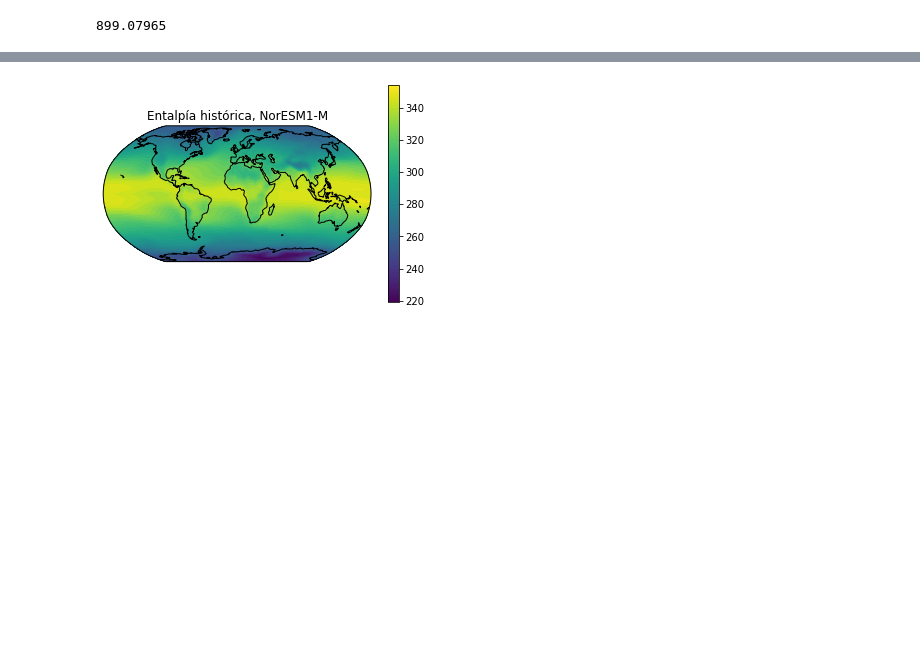
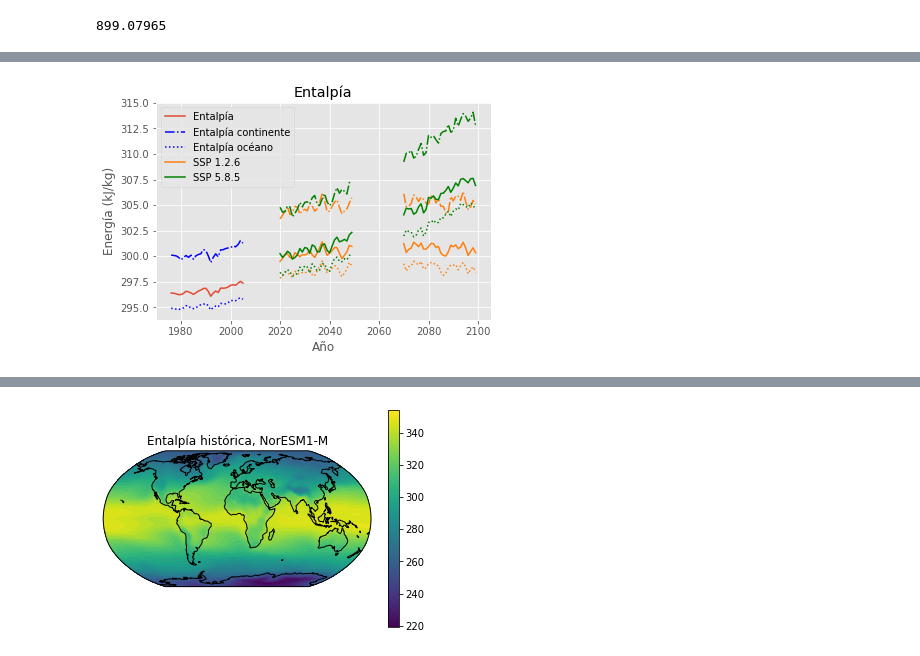
Before and after one commit to blychs/climatologia_fisica, a Jupyter notebook: practica3.ipynb, the cells around one changed output, grey strips where cells are left out. Drawn from its saved outputs; the diff is of its cells as text; code cells hidden in the pictures; blank space fills up the shorter version.

```diff
--- a/practica3.ipynb
+++ b/practica3.ipynb
@@ -410,0 +350,99 @@ plt.show()
+# %%
+yearly_enthalpy = ent_c5_hist.groupby('time.year').mean('time')
+y_ent_126_close = ent_c6_126_close.groupby('time.year').mean('time')
+y_ent_126_far = ent_c6_126_far.groupby('time.year').mean('time')
+y_ent_585_close = ent_c6_585_close.groupby('time.year').mean('time')
+y_ent_585_far = ent_c6_585_far.groupby('time.year').mean('time')
+yearly_tas = t_c6_hist['ds'].tas.groupby('time.year').mean('time')
+yearly_q = h_c6_hist['ds'].huss.groupby('time.year').mean('time')
+#plt.figure(figsize=(10,10))
+with plt.style.context('ggplot'):
+    plt.ylabel('Energía (kJ/kg)')
+    plt.xlabel('Año')
+
+    plt.plot(yearly_enthalpy.year.values, yearly_enthalpy.mean(dim=('lat', 'lon')), label='Entalpía')
+    plt.plot(yearly_enthalpy.year.values, yearly_enthalpy.where(mask_land == 1).mean(dim=('lat', 'lon')),
+             label='Entalpía continente', linestyle='dashdot', color='b')
+    plt.plot(yearly_enthalpy.year.values, yearly_enthalpy.where(mask_ocean == 1).mean(dim=('lat', 'lon')),
+             label='Entalpía océano', linestyle=':', color='b')
+
+    plt.plot(y_ent_126_close.year.values, y_ent_126_close.mean(dim=('lat', 'lon')),
+             color='tab:orange', label='SSP 1.2.6')
+    plt.plot(y_ent_126_close.year.values, y_ent_126_close.where(mask_land == 1).mean(dim=('lat', 'lon')),
+             color='tab:orange', linestyle='dashdot')
+    plt.plot(y_ent_126_close.year.values, y_ent_126_close.where(mask_ocean == 1).mean(dim=('lat', 'lon')),
+             color='tab:orange', linestyle=':')
+    plt.plot(y_ent_126_far.year.values, y_ent_126_far.mean(dim=('lat', 'lon')), color='tab:orange')
+    plt.plot(y_ent_126_far.year.values, y_ent_126_far.where(mask_land == 1).mean(dim=('lat', 'lon')),
+             color='tab:orange', linestyle='dashdot')
+    plt.plot(y_ent_126_far.year.values, y_ent_126_far.where(mask_ocean == 1).mean(dim=('lat', 'lon')),
+             color='tab:orange', linestyle=':')
+
+
+
+    plt.plot(y_ent_585_close.year.values, y_ent_585_close.mean(dim=('lat', 'lon')),
+             color='g', label='SSP 5.8.5')
+    plt.plot(y_ent_585_close.year.values, y_ent_585_close.where(mask_land == 1).mean(dim=('lat', 'lon')),
+             color='g', linestyle='dashdot')
+    plt.plot(y_ent_585_close.year.values, y_ent_585_close.where(mask_ocean == 1).mean(dim=('lat', 'lon')),
+             color='g', linestyle=':')
+
+    plt.plot(y_ent_585_far.year.values, y_ent_585_far.mean(dim=('lat', 'lon')), color='g')
+    plt.plot(y_ent_585_far.year.values, y_ent_585_far.where(mask_land == 1).mean(dim=('lat', 'lon')),
+             color='g', linestyle='dashdot')
+    plt.plot(y_ent_585_far.year.values, y_ent_585_far.where(mask_ocean == 1).mean(dim=('lat', 'lon')),
+             color='g', linestyle=':')
+    #plt.plot(yearly_tas.year.values, yearly_tas.mean(dim=('lat', 'lon')) * 1.005, label='Aporte T')
+    #plt.plot(yearly_q.year.values, yearly_q.mean(dim=('lat', 'lon')) * 2501, label='Aporte q')
+    plt.legend()
+    plt.title('Entalpía')
+plt.show()
+
+#plt.figure(figsize=(10,10))
+with plt.style.context('ggplot'):
+    plt.ylabel('Energía (kJ/kg)')
+    plt.xlabel('Año')
+
+    plt.plot(yearly_enthalpy.year.values, yearly_enthalpy.mean(dim=('lat', 'lon')), label='Entalpía')
+    plt.plot(yearly_enthalpy.year.values, yearly_enthalpy.where(
+             yearly_enthalpy.lat < 0).mean(dim=('lat', 'lon')),
+             label='Entalpía HS', linestyle='dashdot', color='b')
+    plt.plot(yearly_enthalpy.year.values, yearly_enthalpy.where(
+             yearly_enthalpy.lat > 0).mean(dim=('lat', 'lon')),
+             label='Entalpía HN', linestyle=':', color='b')
+
+    plt.plot(y_ent_126_close.year.values, y_ent_126_close.mean(dim=('lat', 'lon')),
+             color='tab:orange', label='SSP 1.2.6')
+    plt.plot(y_ent_126_close.year.values, y_ent_126_close.where(yearly_enthalpy.lat < 0).mean(dim=('lat', 'lon')),
+             color='tab:orange', linestyle='dashdot')
+    plt.plot(y_ent_126_close.year.values, y_ent_126_close.where(yearly_enthalpy.lat > 0).mean(dim=('lat', 'lon')),
+             color='tab:orange', linestyle=':')
+    plt.plot(y_ent_126_far.year.values, y_ent_126_far.mean(dim=('lat', 'lon')), color='tab:orange')
+    plt.plot(y_ent_126_far.year.values, y_ent_126_far.where(yearly_enthalpy.lat < 0).mean(dim=('lat', 'lon')),
+             color='tab:orange', linestyle='dashdot')
+    plt.plot(y_ent_126_far.year.values, y_ent_126_far.where(yearly_enthalpy.lat > 0).mean(dim=('lat', 'lon')),
+             color='tab:orange', linestyle=':')
+
+
+
+    plt.plot(y_ent_585_close.year.values, y_ent_585_close.mean(dim=('lat', 'lon')),
+             color='g', label='SSP 5.8.5')
+    plt.plot(y_ent_585_close.year.values, y_ent_585_close.where(yearly_enthalpy.lat < 0).mean(dim=('lat', 'lon')),
+             color='g', linestyle='dashdot')
+    plt.plot(y_ent_585_close.year.values, y_ent_585_close.where(yearly_enthalpy.lat > 0).mean(dim=('lat', 'lon')),
+             color='g', linestyle=':')
+
+    plt.plot(y_ent_585_far.year.values, y_ent_585_far.mean(dim=('lat', 'lon')), color='g')
+    plt.plot(y_ent_585_far.year.values, y_ent_585_far.where(yearly_enthalpy.lat < 0).mean(dim=('lat', 'lon')),
+             color='g', linestyle='dashdot')
+    plt.plot(y_ent_585_far.year.values, y_ent_585_far.where(yearly_enthalpy.lat > 0).mean(dim=('lat', 'lon')),
+             color='g', linestyle=':')
+    #plt.plot(yearly_tas.year.values, yearly_tas.mean(dim=('lat', 'lon')) * 1.005, label='Aporte T')
+    #plt.plot(yearly_q.year.values, yearly_q.mean(dim=('lat', 'lon')) * 2501, label='Aporte q')
+    plt.legend()
+    plt.title('Entalpía')
+plt.show()
+
+##########################################################################################################
+# %% [output]
+[figure, added]
```
Also changed, not shown: parts of 10 cells of this notebook.
